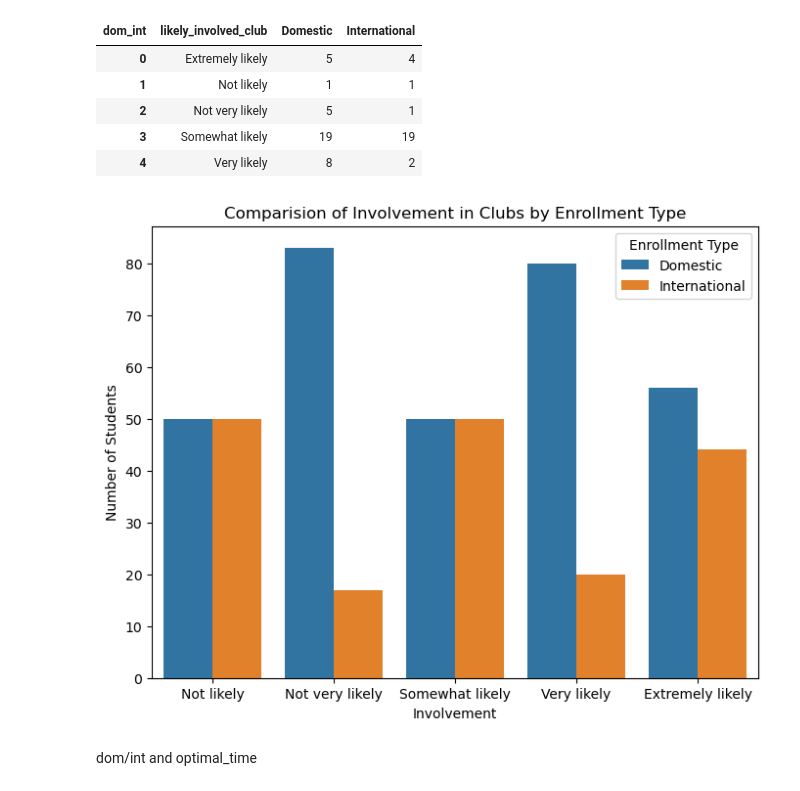
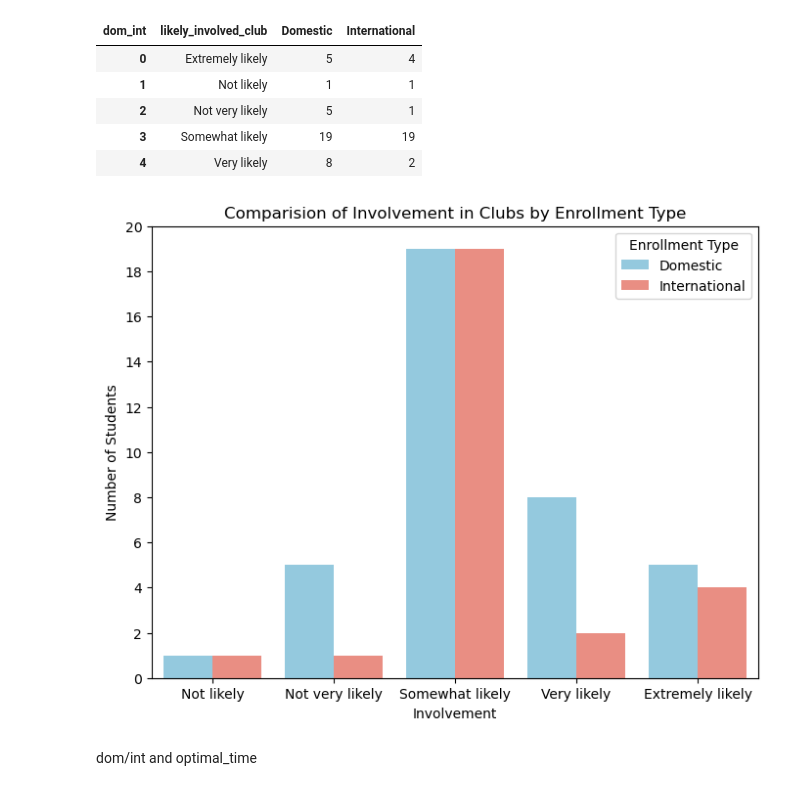
Before and after one commit to rdar5506/ICPU3888, a Jupyter notebook: eda.ipynb, the cells around one changed output. Saved outputs shown, nothing was run; the diff lists cells and outputs as text; code cells hidden in the pictures.

```diff
--- a/eda.ipynb
+++ b/eda.ipynb
@@ -252,6 +250,7 @@ plt.show()
 # non active members trends
 # %%
 nam = data[data["club_0"]==True]
+p={'International': 'salmon', 'Domestic': 'skyblue'}
 nam = nam[["dom_int","commute_time","avg_time_campus",	"rank_lec_tuts",	"rank_study_amts",	"rank_friends",
            "rank_fnb",	"rank_clubs_soc", "rank_other","enj_soc_club",	"not_join_club",	"not_cont_club"]].copy()\
             .reset_index()[["dom_int","commute_time","avg_time_campus",	"rank_lec_tuts",	"rank_study_amts",	"rank_friends",
@@ -674,25 +664,24 @@ am_dom_int_lic
 | 3 | Somewhat likely | 19 | 19 |
 | 4 | Very likely | 8 | 2 |
 # %%
-am_dom_int_lic['total'] = am_dom_int_lic['Domestic'] + am_dom_int_lic['International']
-am_dom_int_lic['Domestic'] = round(am_dom_int_lic['Domestic']/am_dom_int_lic['total'],2)*100
-am_dom_int_lic['International'] = round(am_dom_int_lic['International']/am_dom_int_lic['total'],2)*100
 am_dom_int_lic_melted = am_dom_int_lic.melt(
     id_vars='likely_involved_club',
     value_vars=['Domestic', 'International'],
     var_name='Student Type',
     value_name='Number of Students'
 )
 
 plt.figure(figsize=(8, 6))
-sns.barplot(x='likely_involved_club', y='Number of Students', hue='Student Type', data=am_dom_int_lic_melted)
+sns.barplot(x='likely_involved_club', y='Number of Students', hue='Student Type', palette = p, data=am_dom_int_lic_melted)
 plt.ylabel('Number of Students')
 plt.xlabel('Involvement')
 plt.title('Comparision of Involvement in Clubs by Enrollment Type')
 plt.legend(title='Enrollment Type')
+ymin, ymax = plt.ylim()
+plt.yticks(np.arange(0, np.ceil(ymax) + 1, 2))
 plt.show()
 # %% [output]
-[figure, old version]
+[figure, new version]
 # %% [markdown]
 dom/int and optimal_time
 # %%
```
Also changed, not shown: parts of 24 cells of this notebook.
